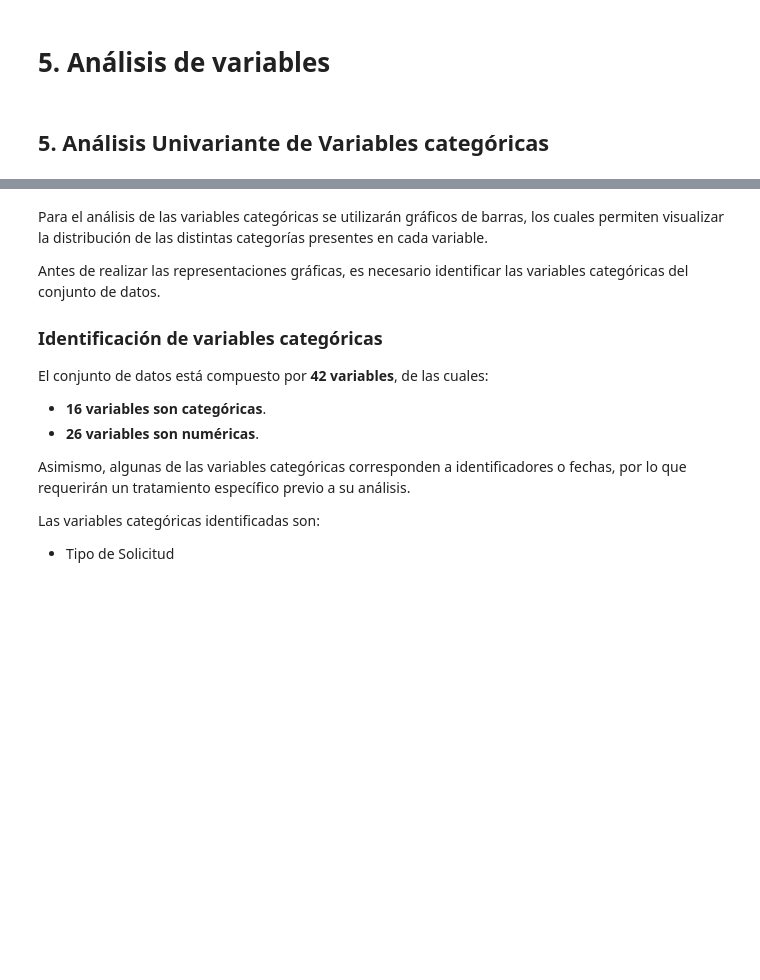
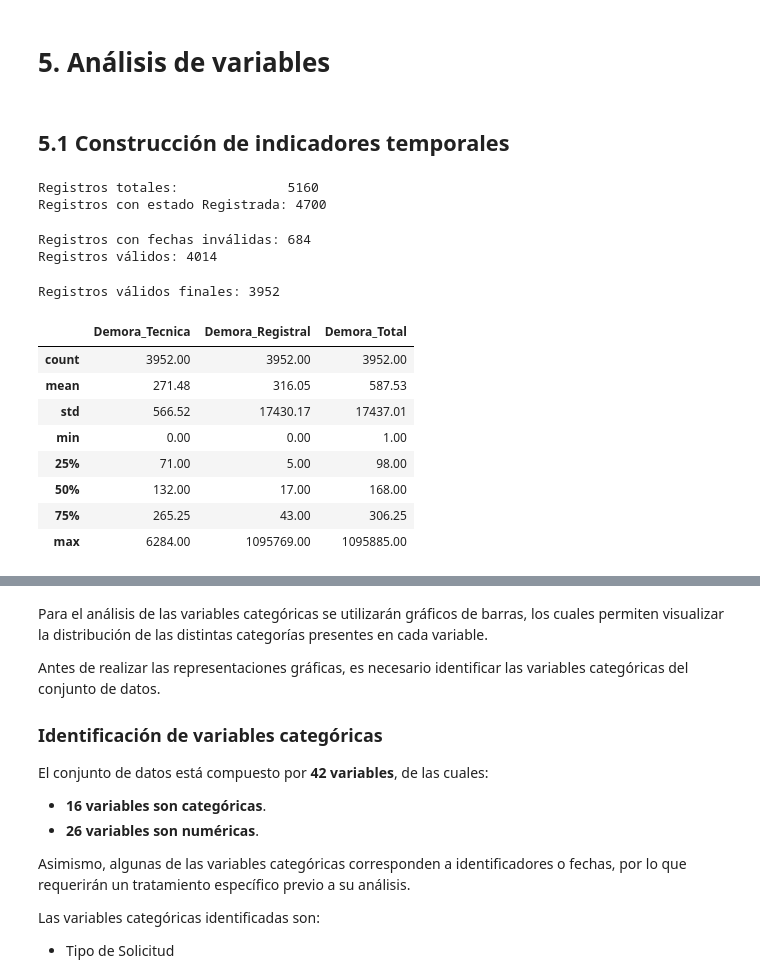
Before and after one commit to Georubiano/Proyecto-python-diplomado-Final, a Jupyter notebook: Proyecto UCU.ipynb, the cells around one changed output, grey strips where cells are left out. Cells and saved outputs as stored; diff of their text form; code cells hidden in the pictures; blank space fills up the shorter version.

```diff
--- a/Proyecto UCU.ipynb
+++ b/Proyecto UCU.ipynb
@@ -645,5 +645,75 @@ dtypes: datetime64[s](3), float64(16), str(15)
 memory usage: 2.6 MB
 # %% [markdown]
 # 5. Análisis de variables
-# %% [markdown]
-## 5. Análisis Univariante de Variables categóricas
+# %% [markdown]
+## 5.1 Construcción de indicadores temporales
+# %%
+## 5.1 Construcción de indicadores temporales
+
+# Además de Dias_Tramite (Resolución → Inscripción), se construyen
+# dos indicadores adicionales para analizar cada etapa del proceso:
+#
+# - Demora_Tecnica:   Fecha de Solicitud → Fecha de Resolución
+#   (cuánto tardó DINAGUA en evaluar y emitir la resolución)
+#
+# - Demora_Registral: Fecha de Resolución → Fecha de Inscripción
+#   (cuánto tardó en formalizarse el derecho — equivale a Dias_Tramite)
+#
+# - Demora_Total:     Fecha de Solicitud → Fecha de Inscripción
+#   (tiempo completo del proceso administrativo)
+
+# Solo se analizan trámites finalizados (Estado == "Registrada")
+# ya que son los únicos con todas las fechas disponibles
+df_tiempos = df_limpio[df_limpio["Estado"] == "Registrada"].copy()
+
+print(f"Registros totales:              {len(df_limpio)}")
+print(f"Registros con estado Registrada: {len(df_tiempos)}")
+# %% [output]
+Registros totales:              5160
+Registros con estado Registrada: 4700
+# %%
+# Detectar registros con secuencia temporal inválida
+# (Fecha de Resolución anterior a Fecha de Solicitud — errores de carga)
+invalidos = df_tiempos["Fecha de Resolución"] < df_tiempos["Fecha de Solicitud"]
+print(f"Registros con fechas inválidas: {invalidos.sum()}")
+
+df_tiempos = df_tiempos[
+    df_tiempos["Fecha de Resolución"] >= df_tiempos["Fecha de Solicitud"]
+].copy()
+print(f"Registros válidos: {len(df_tiempos)}")
+# %% [output]
+Registros con fechas inválidas: 684
+Registros válidos: 4014
+# %%
+# Calcular los tres indicadores temporales en días
+df_tiempos["Demora_Tecnica"] = (
+    df_tiempos["Fecha de Resolución"] - df_tiempos["Fecha de Solicitud"]
+).dt.days
+
+df_tiempos["Demora_Registral"] = (
+    df_tiempos["Fecha de Inscripción"] - df_tiempos["Fecha de Resolución"]
+).dt.days
+
+df_tiempos["Demora_Total"] = (
+    df_tiempos["Fecha de Inscripción"] - df_tiempos["Fecha de Solicitud"]
+).dt.days
+
+# Eliminar registros con inscripción anterior a la resolución
+df_tiempos = df_tiempos[
+    df_tiempos["Fecha de Inscripción"] >= df_tiempos["Fecha de Resolución"]
+].copy()
+
+print(f"Registros válidos finales: {len(df_tiempos)}")
+print()
+df_tiempos[["Demora_Tecnica", "Demora_Registral", "Demora_Total"]].describe().round(2)
+# %% [output]
+Registros válidos finales: 3952
+|  | Demora_Tecnica | Demora_Registral | Demora_Total |
+| count | 3952.00 | 3952.00 | 3952.00 |
+| mean | 271.48 | 316.05 | 587.53 |
+| std | 566.52 | 17430.17 | 17437.01 |
+| min | 0.00 | 0.00 | 1.00 |
+| 25% | 71.00 | 5.00 | 98.00 |
+| 50% | 132.00 | 17.00 | 168.00 |
+| 75% | 265.25 | 43.00 | 306.25 |
+| max | 6284.00 | 1095769.00 | 1095885.00 |
```
Also changed, not shown: parts of 4 cells of this notebook.
